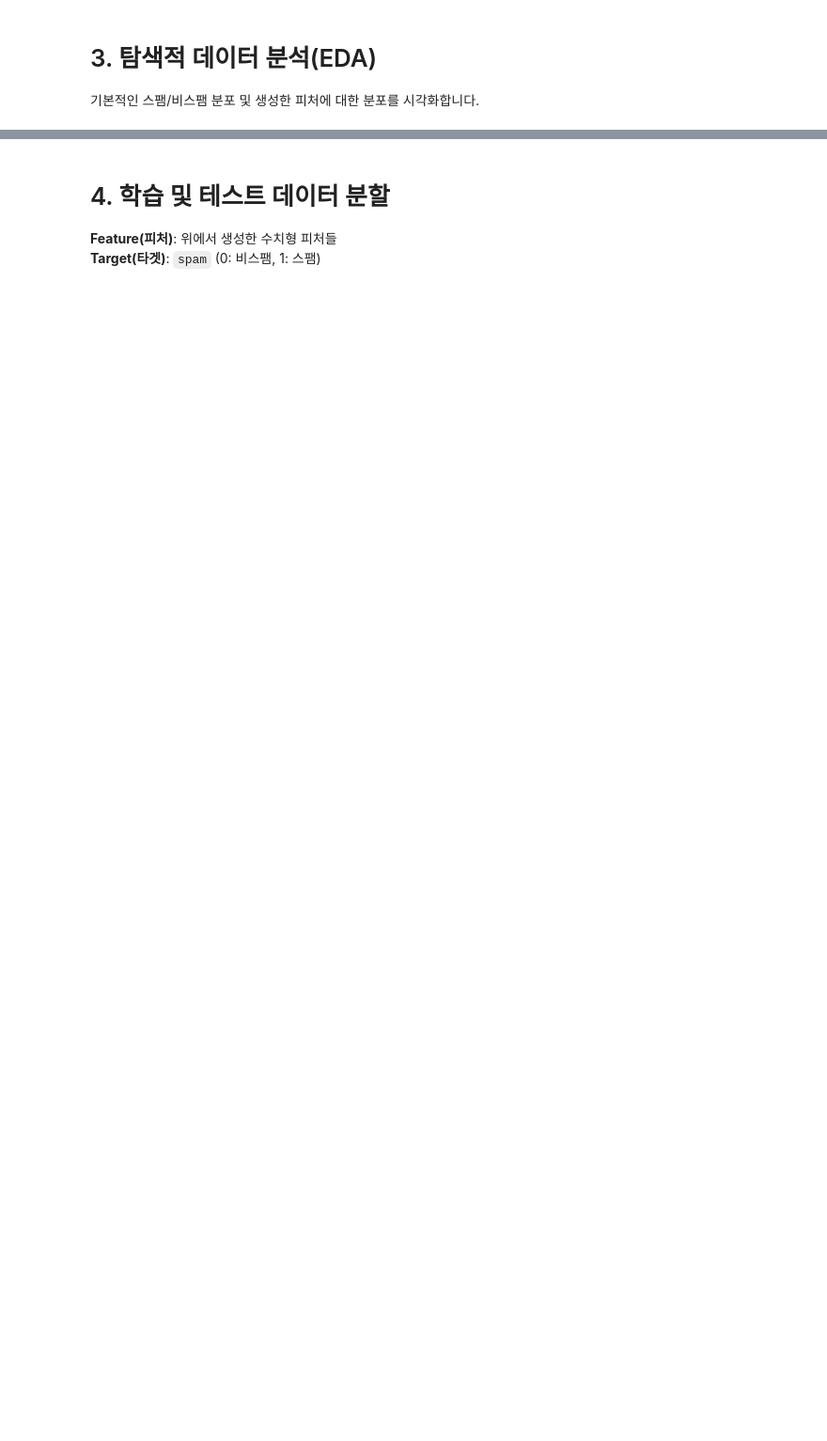
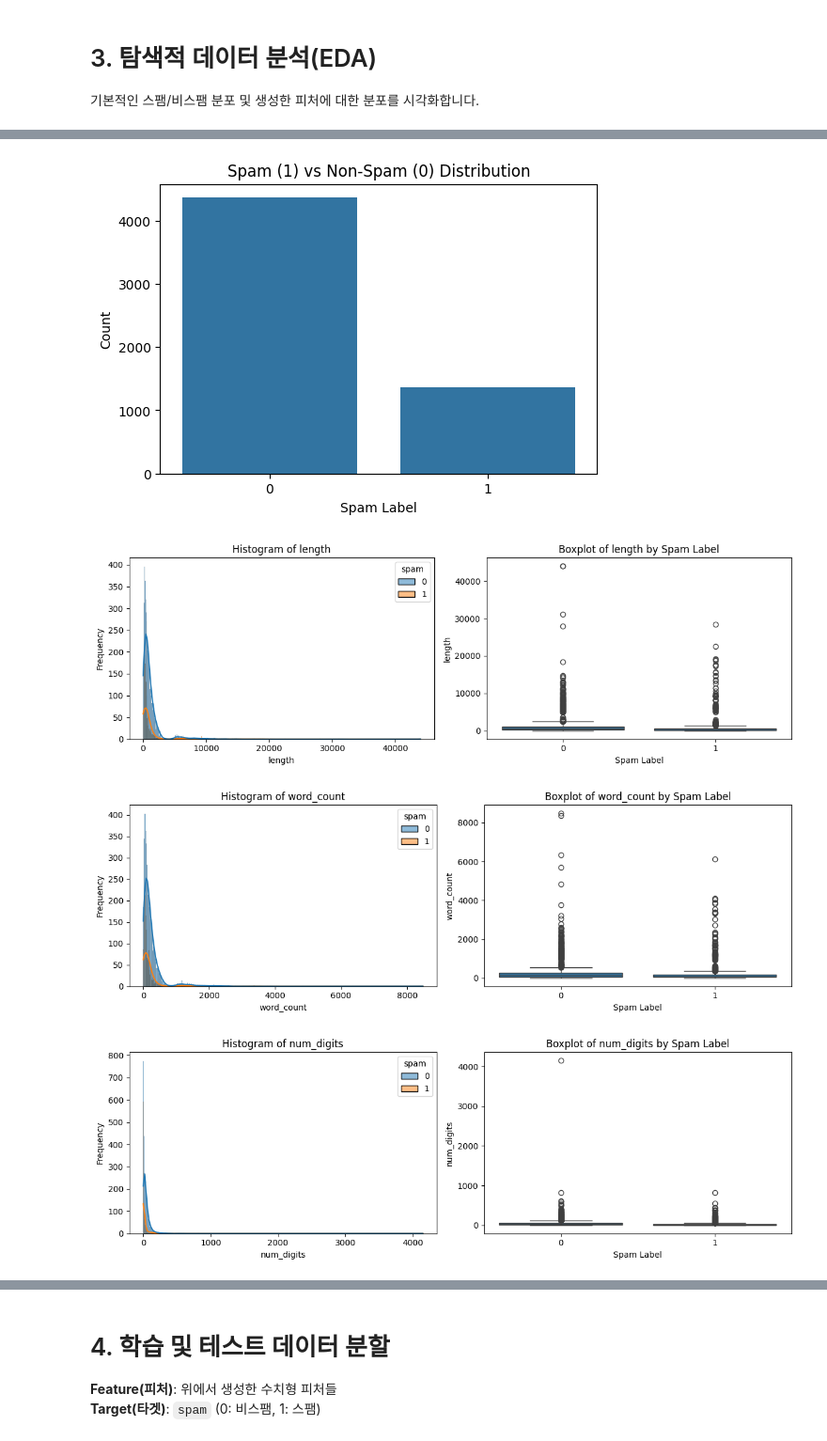
Before and after one commit to KoYejune0302/bob-spam-email, a Jupyter notebook: spam-email-filtering.ipynb, the cells around one changed output, grey strips where cells are left out. Shown at 94% size. Saved outputs shown, nothing was run; the diff lists cells and outputs as text; code cells hidden in the pictures; blank space fills up the shorter version.

```diff
--- a/spam-email-filtering.ipynb
+++ b/spam-email-filtering.ipynb
@@ -189,0 +199,53 @@ plt.show()
+# %%
+import matplotlib.pyplot as plt
+import seaborn as sns
+
+# Distribution of Spam (1) vs Non-Spam (0)
+plt.figure(figsize=(6,4))
+sns.countplot(x='spam', data=df)
+plt.title("Spam (1) vs Non-Spam (0) Distribution")
+plt.xlabel("Spam Label")
+plt.ylabel("Count")
+plt.show()
+
+# %%
+# Histograms and Boxplots for each feature
+features_to_plot = ['length', 'word_count', 'num_digits', 'num_special_chars',
+                    'num_spam_keywords', 'hangul_ratio', 'repeated_seq']
+for feature in features_to_plot:
+    fig, ax = plt.subplots(1, 2, figsize=(12,4))
+
+    # Histogram
+    sns.histplot(data=df, x=feature, hue='spam', kde=True, ax=ax[0])
+    ax[0].set_title(f"Histogram of {feature}")
+    ax[0].set_xlabel(feature)
+    ax[0].set_ylabel("Frequency")
+
+    # Boxplot
+    sns.boxplot(x='spam', y=feature, data=df, ax=ax[1])
+    ax[1].set_title(f"Boxplot of {feature} by Spam Label")
+    ax[1].set_xlabel("Spam Label")
+    ax[1].set_ylabel(feature)
+
+    plt.tight_layout()
+    plt.show()
+
+# %%
+# Correlation Heatmap among features
+plt.figure(figsize=(10,8))
+corr = df[['length','word_count','num_digits','num_special_chars',
+           'num_spam_keywords','hangul_ratio','repeated_seq','spam']].corr()
+sns.heatmap(corr, annot=True, cmap='coolwarm')
+plt.title("Correlation among Features")
+plt.show()
+
+# %%
+# Pairplot for selected features
+sns.pairplot(df[['length','word_count','num_spam_keywords','hangul_ratio','spam']], hue='spam')
+plt.suptitle("Pairplot of Selected Features", y=1.02)
+plt.show()
+# %% [output]
+[figure, added]
+[figure, added]
+[figure, added]
+[figure, added]
```
Also changed, not shown: parts of 14 cells of this notebook.
